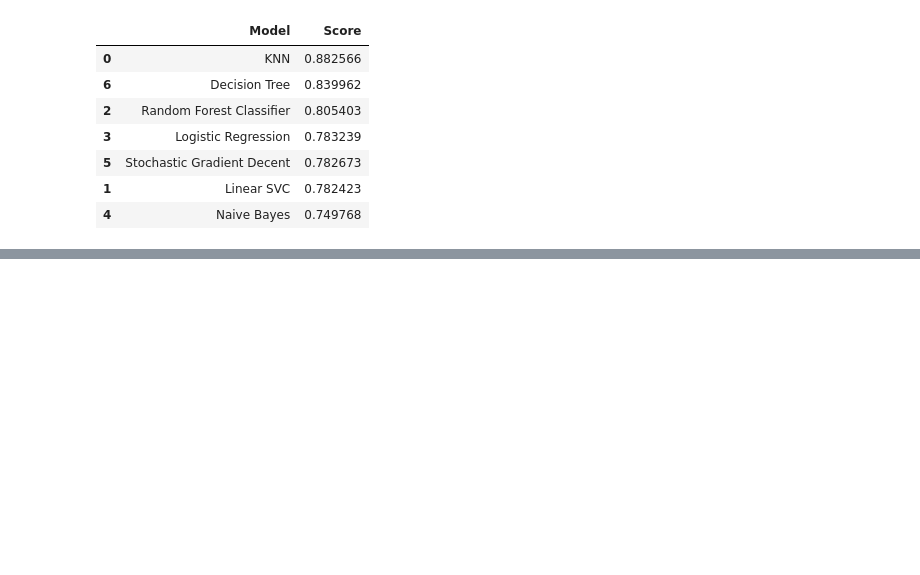
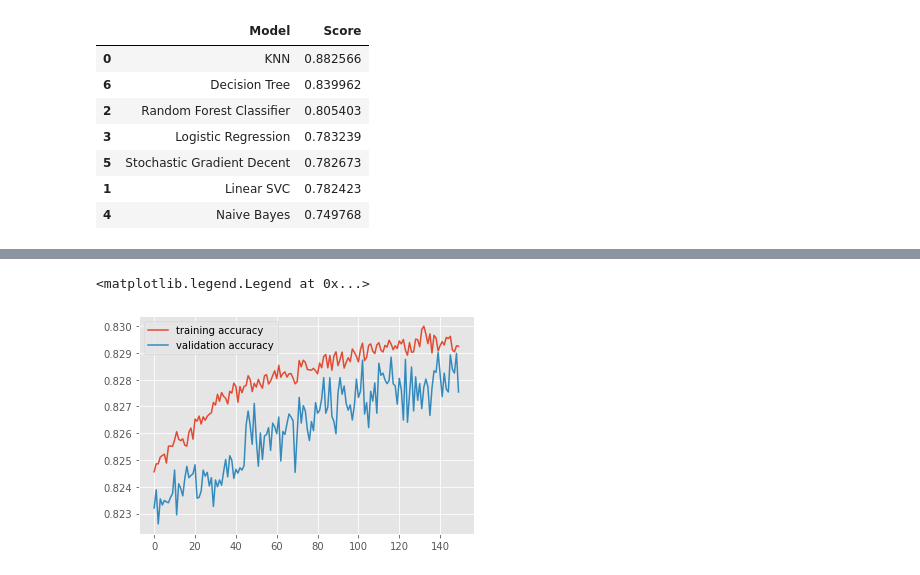
Before and after one commit to lcstrang/GWDCML, a Jupyter notebook: Hackathon_preprocessing.ipynb, the cells around one changed output, grey strips where cells are left out. Drawn from its saved outputs; the diff is of its cells as text; code cells hidden in the pictures; blank space fills up the shorter version.

```diff
--- a/Hackathon_preprocessing.ipynb
+++ b/Hackathon_preprocessing.ipynb
@@ -470,0 +531,11 @@ models.sort_values(by='Score', ascending=False)
+# %%
+from sklearn.metrics import accuracy_score, recall_score, precision_score, f1_score
+
+knn = KNeighborsClassifier(n_neighbors = 2)
+knn.fit(X_train, y_train)
+y_pred = knn.predict(X_test)
+
+print('Accuracy Score : ' + str(accuracy_score(y_test,y_pred)))
+print('Precision Score : ' + str(precision_score(y_test,y_pred)))
+print('Recall Score : ' + str(recall_score(y_test,y_pred)))
+print('F1 Score : ' + str(f1_score(y_test,y_pred)))
@@ -470,0 +547,9 @@ models.sort_values(by='Score', ascending=False)
+# %%
+decision_tree = DecisionTreeClassifier()
+decision_tree.fit(X_train, y_train)
+y_pred = decision_tree.predict(X_test)
+
+print('Accuracy Score : ' + str(accuracy_score(y_test,y_pred)))
+print('Precision Score : ' + str(precision_score(y_test,y_pred)))
+print('Recall Score : ' + str(recall_score(y_test,y_pred)))
+print('F1 Score : ' + str(f1_score(y_test,y_pred)))
@@ -470,0 +572,8 @@ models.sort_values(by='Score', ascending=False)
+# %%
+model = Sequential()
+model.add(Dense(12, input_dim=23, activation='relu'))
+model.add(Dense(8, activation='relu'))
+model.add(Dense(2, activation='sigmoid'))
+
+model.compile(loss='binary_crossentropy', optimizer='adam', metrics=['accuracy', 'mse'])
+model.summary()
@@ -470,0 +595,6 @@ models.sort_values(by='Score', ascending=False)
+# %%
+history = model.fit(X_train[:int(X_train.shape[0]*0.8)],
+          keras.utils.to_categorical(y_train[:int(X_train.shape[0]*0.8)], num_classes=2),
+          epochs=150, batch_size=1000,
+          validation_data= (X_train[int(X_train.shape[0]*0.8):],
+                            keras.utils.to_categorical(y_train[int(X_train.shape[0]*0.8):],num_classes=2)))
@@ -470,0 +619,7 @@ models.sort_values(by='Score', ascending=False)
+# %%
+plt.plot(history.history['accuracy'], label = 'training accuracy')
+plt.plot(history.history['val_accuracy'], label = 'validation accuracy')
+plt.legend()
+# %% [output]
+<matplotlib.legend.Legend at 0x...>
+[figure, added]
```
Also changed, not shown: parts of 63 cells of this notebook, 8 other files.
